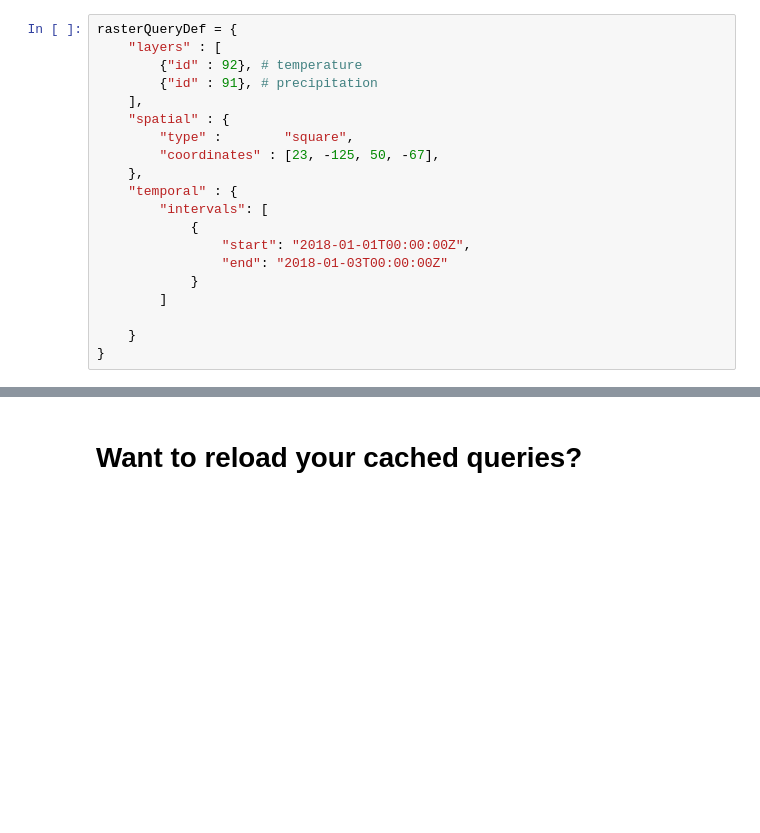
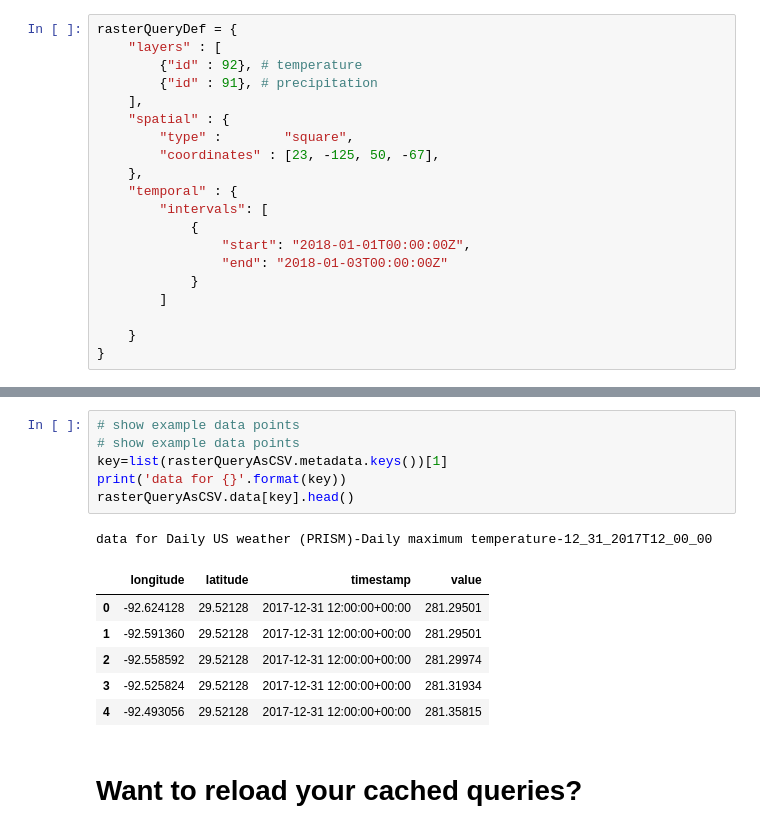
Before and after one commit to IBM/ibmpairs, a Jupyter notebook: tutorials/IBM-PAIRS-API-wrapper-tutorial.ipynb, the cells around one changed output, grey strips where cells are left out. Saved outputs shown, nothing was run; the diff lists cells and outputs as text; blank space fills up the shorter version.

```diff
--- a/tutorials/IBM-PAIRS-API-wrapper-tutorial.ipynb
+++ b/tutorials/IBM-PAIRS-API-wrapper-tutorial.ipynb
@@ -356,3 +439,17 @@ Text(0.5, 1.0, 'Daily precipitation (log-scale) \n on 2018-01-01 12:00:00+00:00'
+# %%
+# show example data points
+# show example data points
+key=list(rasterQueryAsCSV.metadata.keys())[1]
+print('data for {}'.format(key))
+rasterQueryAsCSV.data[key].head()
+# %% [output]
+data for Daily US weather (PRISM)-Daily maximum temperature-12_31_2017T12_00_00
+|  | longitude | latitude | timestamp | value |
+| 0 | -92.624128 | 29.52128 | 2017-12-31 12:00:00+00:00 | 281.29501 |
+| 1 | -92.591360 | 29.52128 | 2017-12-31 12:00:00+00:00 | 281.29501 |
+| 2 | -92.558592 | 29.52128 | 2017-12-31 12:00:00+00:00 | 281.29974 |
+| 3 | -92.525824 | 29.52128 | 2017-12-31 12:00:00+00:00 | 281.31934 |
+| 4 | -92.493056 | 29.52128 | 2017-12-31 12:00:00+00:00 | 281.35815 |
 # %% [markdown]
 # Want to reload your cached queries?
 # %% [markdown]
```
Also changed, not shown: parts of 37 cells of this notebook.
